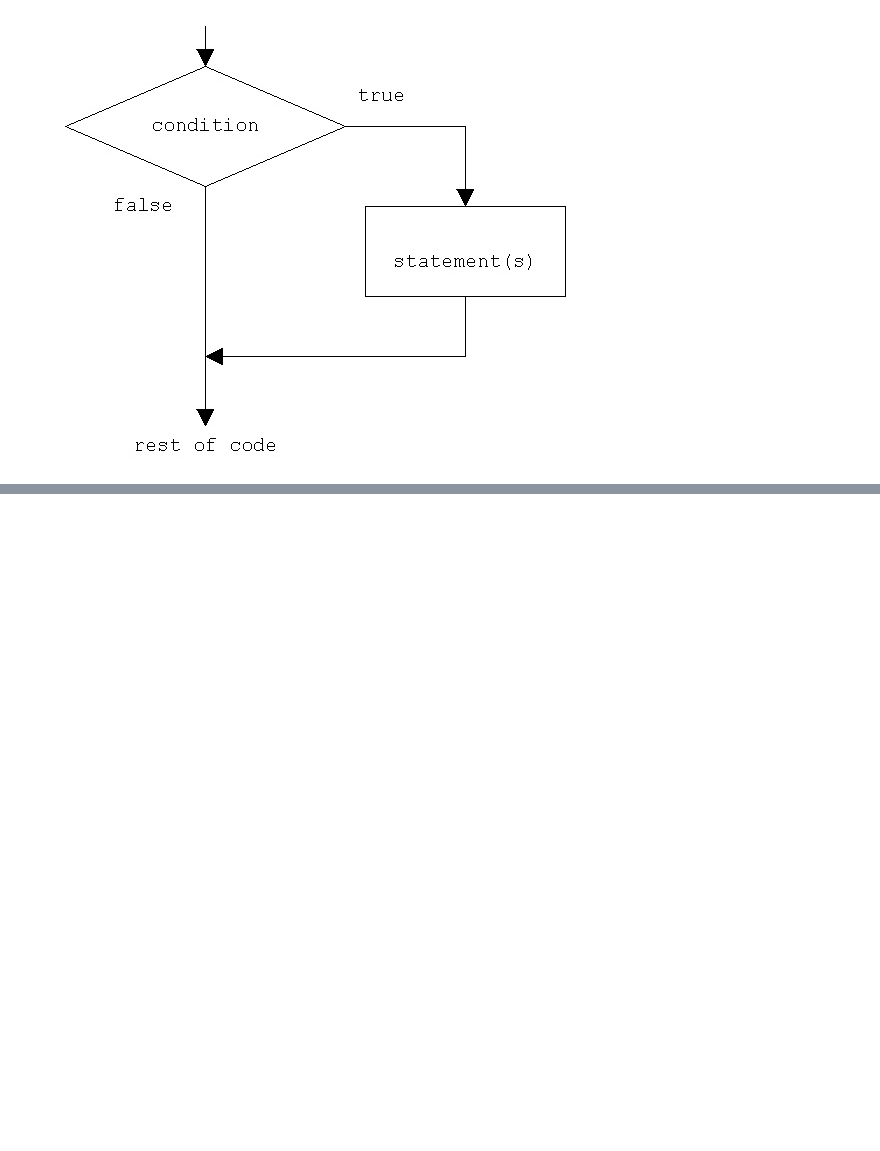
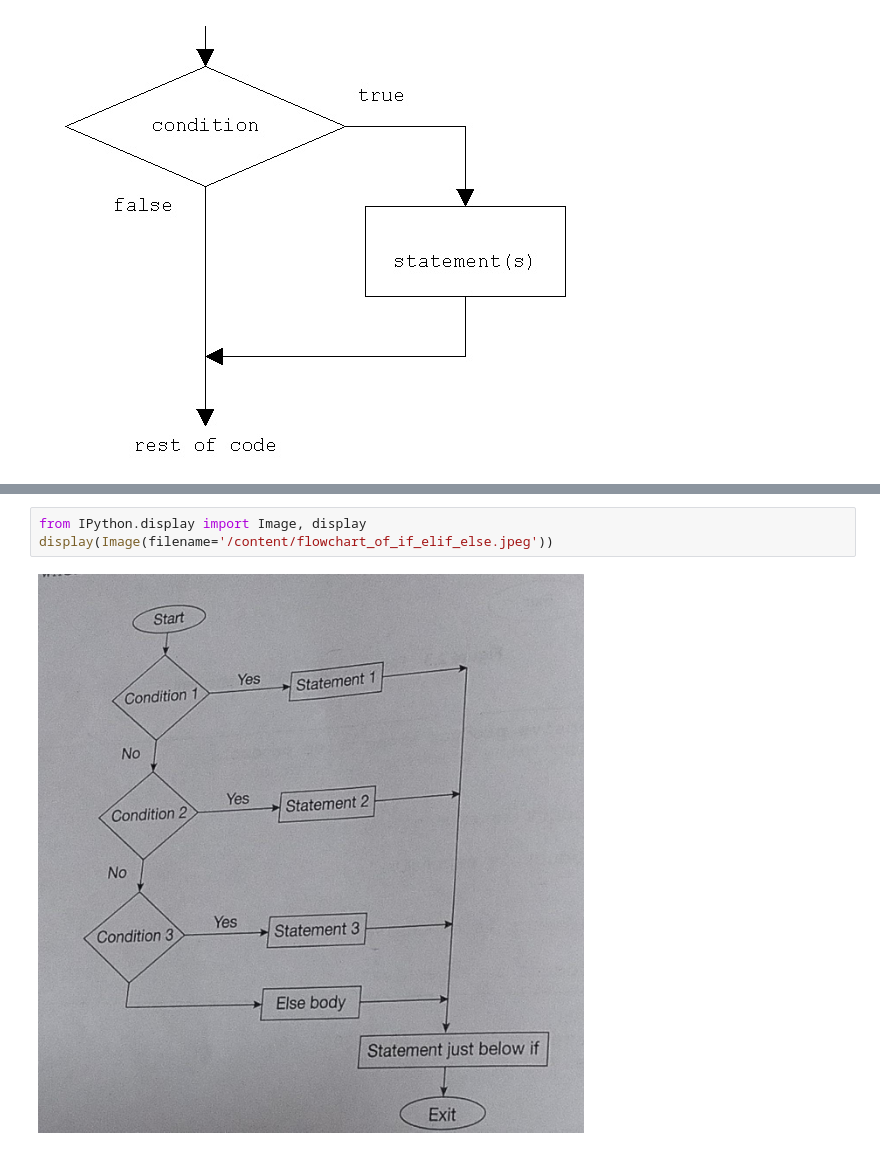
Before and after one commit to ShilpaVasista/PDA---23CSE313, a Jupyter notebook: Module_2_Part_II.ipynb, the cells around one changed output, grey strips where cells are left out. Saved outputs shown, nothing was run; the diff lists cells and outputs as text; blank space fills up the shorter version.

```diff
--- a/Module_2_Part_II.ipynb
+++ b/Module_2_Part_II.ipynb
@@ -27,0 +144,5 @@ display(Image(filename='/content/flowchart_of_if_stmt.png'))
+# %%
+from IPython.display import Image, display
+display(Image(filename='/content/flowchart_of_if_elif_else.jpeg'))
+# %% [output]
+[figure, added]
```
Also changed, not shown: parts of 14 cells of this notebook.
